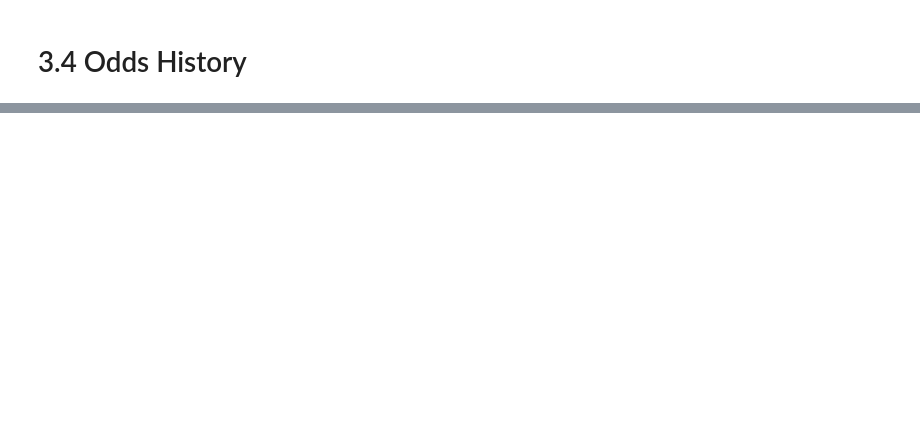
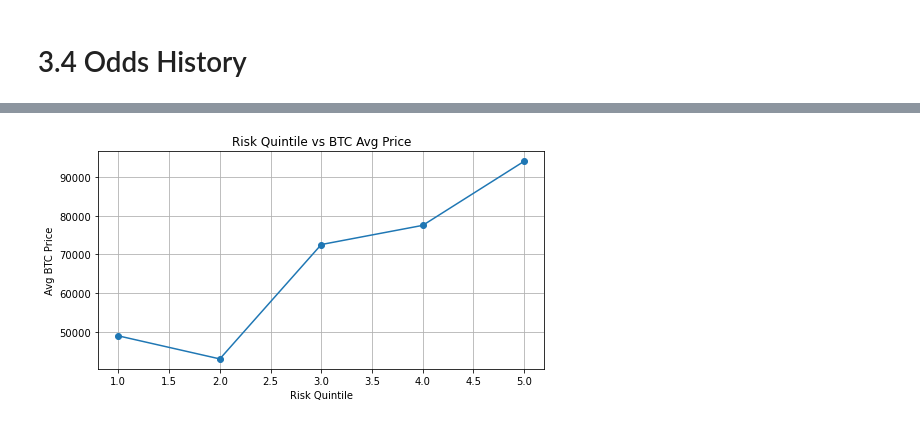
Before and after one commit to shuangvely/bitcoin-analytics-capstone-sp26-team08, a Jupyter notebook: eda/EDA.ipynb, the cells around one changed output, grey strips where cells are left out. Drawn from its saved outputs; the diff is of its cells as text; code cells hidden in the pictures; blank space fills up the shorter version.

```diff
--- a/eda/EDA.ipynb
+++ b/eda/EDA.ipynb
@@ -474,0 +664,9 @@ shape: (5, 4)
+# %%
+#分箱分析
+merged["risk_q5"] = pd.qcut(merged["risk_index"], 5, labels=[1,2,3,4,5])
+
+risk_table = merged.groupby("risk_q5").agg(
+    avg_btc_price=("PriceUSD","mean")
+)
+
+print(risk_table)
@@ -474,0 +681,10 @@ shape: (5, 4)
+# %%
+plt.figure(figsize=(8,4))
+plt.plot(risk_table.index, risk_table["avg_btc_price"], marker="o")
+plt.title("Risk Quintile vs BTC Avg Price")
+plt.xlabel("Risk Quintile")
+plt.ylabel("Avg BTC Price")
+plt.grid(True)
+plt.show()
+# %% [output]
+[figure, added]
```
Also changed, not shown: parts of 17 cells of this notebook.
